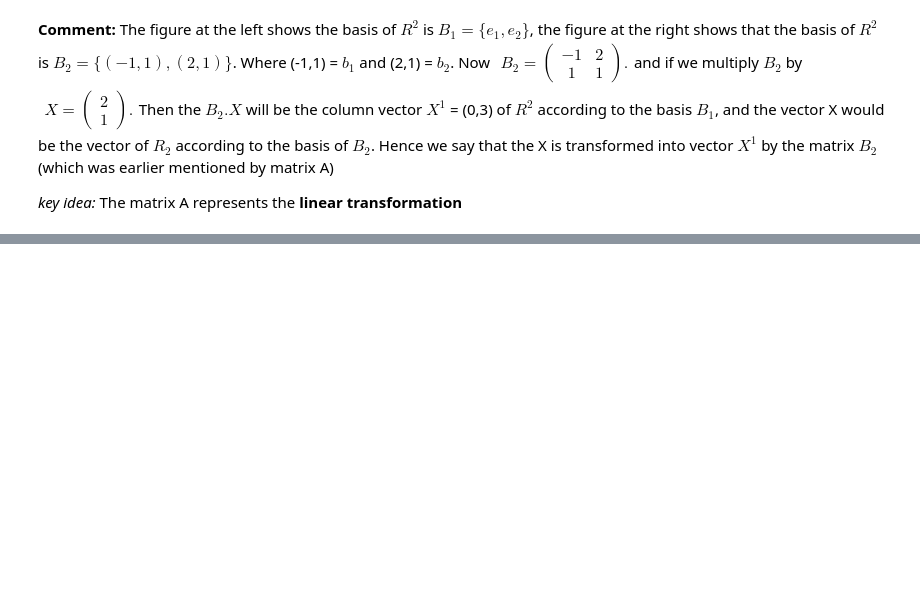
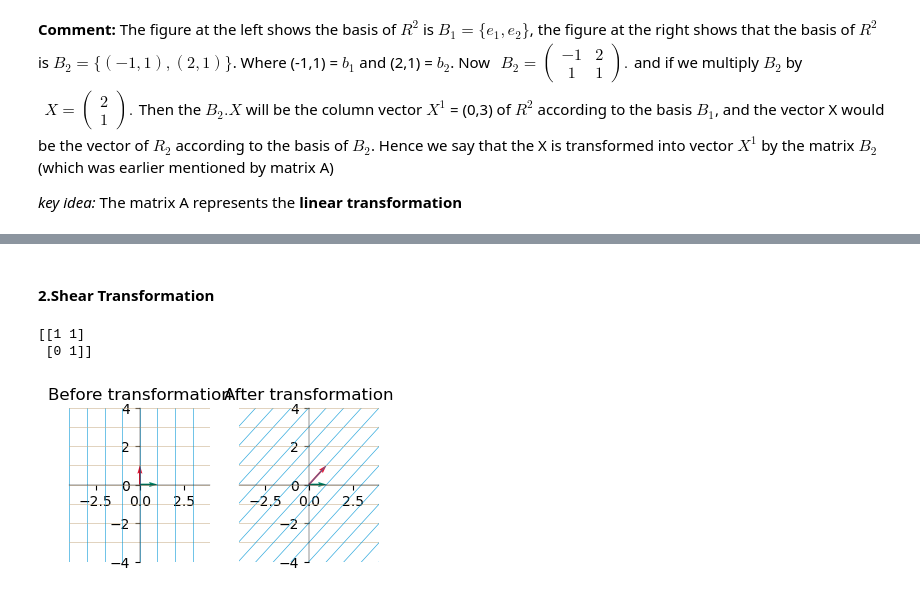
Before and after one commit to BmSatadru/LinearAlgebra_UsingPython, a Jupyter notebook: LinearAlgebra_Part1.ipynb, the cells around one changed output, grey strips where cells are left out. Drawn from its saved outputs; the diff is of its cells as text; code cells hidden in the pictures; blank space fills up the shorter version.

```diff
--- a/LinearAlgebra_Part1.ipynb
+++ b/LinearAlgebra_Part1.ipynb
@@ -674,0 +698,10 @@ _key idea:_ The matrix A represents the **linear transformation**
+# %% [markdown]
+#### 2.Shear Transformation
+# %%
+shear = numpy.array([[1,1], [0,1]])
+print(shear)
+plot_linear_transformation(shear)
+# %% [output]
+[[1 1]
+ [0 1]]
+[figure, added]
```
Also changed, not shown: parts of 27 cells of this notebook.
